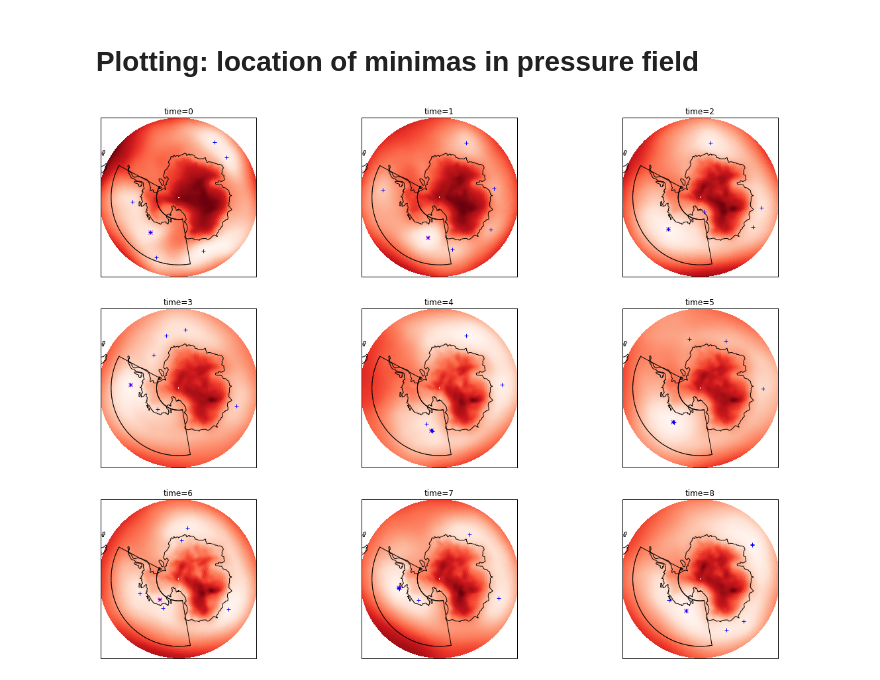
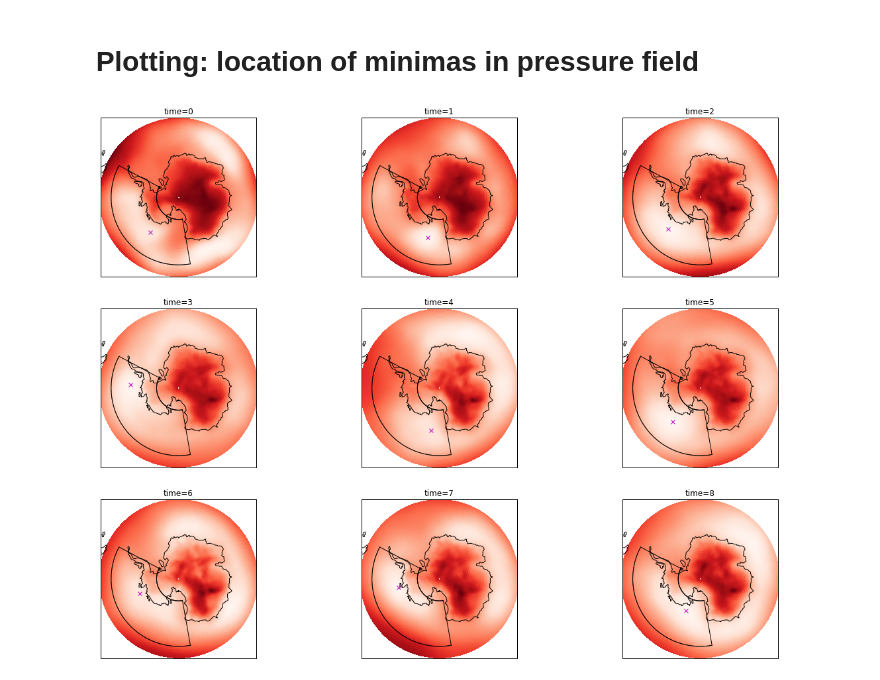
Before and after one commit to scotthosking/notebooks, a Jupyter notebook: Amundsen_Sea_Low.ipynb, the cells around one changed output. Saved outputs shown, nothing was run; the diff lists cells and outputs as text; code cells hidden in the pictures.

```diff
--- a/Amundsen_Sea_Low.ipynb
+++ b/Amundsen_Sea_Low.ipynb
@@ -121,13 +142,0 @@ df.iloc[0:7]
-# %%
-print(df['lon'].min(), df['lon'].max(), df['lat'].min(), df['lat'].max())
-
-### select only those points within ASL box
-asl_df = df[(df['lon'] > asl_region['west']) &
-            (df['lon'] < asl_region['east']) &
-            (df['lat'] > asl_region['south']) &
-            (df['lat'] < asl_region['north']) ]
-
-### For each time, get the row with the lowest minima_number
-asl_df = asl_df.loc[asl_df.groupby('time')['minima_number'].idxmin()]
-
-asl_df.iloc[0:4]
@@ -150,43 +152,40 @@ def draw_regional_box( region, transform=None ):
     if transform == None:
         transform = ccrs.PlateCarree()
 
-    plt.plot([region['west'], region['west']], [region['south'],region['north']], 'k-', transform=transform, linewidth=1)
-    plt.plot([region['east'], region['east']], [region['south'],region['north']], 'k-', transform=transform, linewidth=1)
+    plt.plot([region['west'], region['west']], [region['south'],region['north']],
+                 'k-', transform=transform, linewidth=1)
+    plt.plot([region['east'], region['east']], [region['south'],region['north']],
+                 'k-', transform=transform, linewidth=1)
+
     for i in range( np.int(region['west']),np.int(region['east']) ):
         plt.plot([i,i+1], [region['south'],region['south']], 'k-', transform=transform, linewidth=1)
         plt.plot([i,i+1], [region['north'],region['north']], 'k-', transform=transform, linewidth=1)
 # %%
 plt.figure(figsize=(20,15))
 
 for i in range(0,9):
 
     da_2D = da.isel(time=i)
 
-    ax = plt.subplot( 3,3,i+1, projection=ccrs.Stereographic(central_longitude=0., central_latitude=-90.) )
+    ax = plt.subplot( 3,3,i+1,
+                        projection=ccrs.Stereographic(central_longitude=0.,
+                                                      central_latitude=-90.) )
 
     ax.set_extent([-180,180,-90,-55], ccrs.PlateCarree())
 
-    result = da_2D.plot.pcolormesh( 'longitude', 'latitude', cmap='Reds', transform=ccrs.PlateCarree(), add_colorbar=False )
+    result = da_2D.plot.pcolormesh( 'longitude', 'latitude', cmap='Reds',
+                                    transform=ccrs.PlateCarree(),
+                                    add_colorbar=False )
 
-    # ax.coastlines(resolution='50m')
     ax.coastlines(resolution='110m')
-
-    # plt.colorbar(result, orientation='horizontal', label=da.units, extend='both', fraction=0.046, pad=0.04)
-
-    # ax.set_title(da.long_name+'\n', size='xx-large')
     ax.set_title('time='+str(i))
 
     ### mark ASL
     df2 = asl_df[ asl_df['time'] == str(da_2D.time.values)]
     plt.plot(df2['lon'], df2['lat'], 'mx', transform=ccrs.PlateCarree() )
 
-    ### mark all lows
-    df1 = df[ df['time'] == str(da_2D.time.values)]
-    for index, row in df1.iterrows():
-        plt.plot(row['lon'], row['lat'], 'b+', transform=ccrs.PlateCarree() )
-
     draw_regional_box(asl_region)
 
 print('')
 # %% [output]
-[figure, old version]
+[figure, new version]
```
Also changed, not shown: parts of 7 cells of this notebook.
